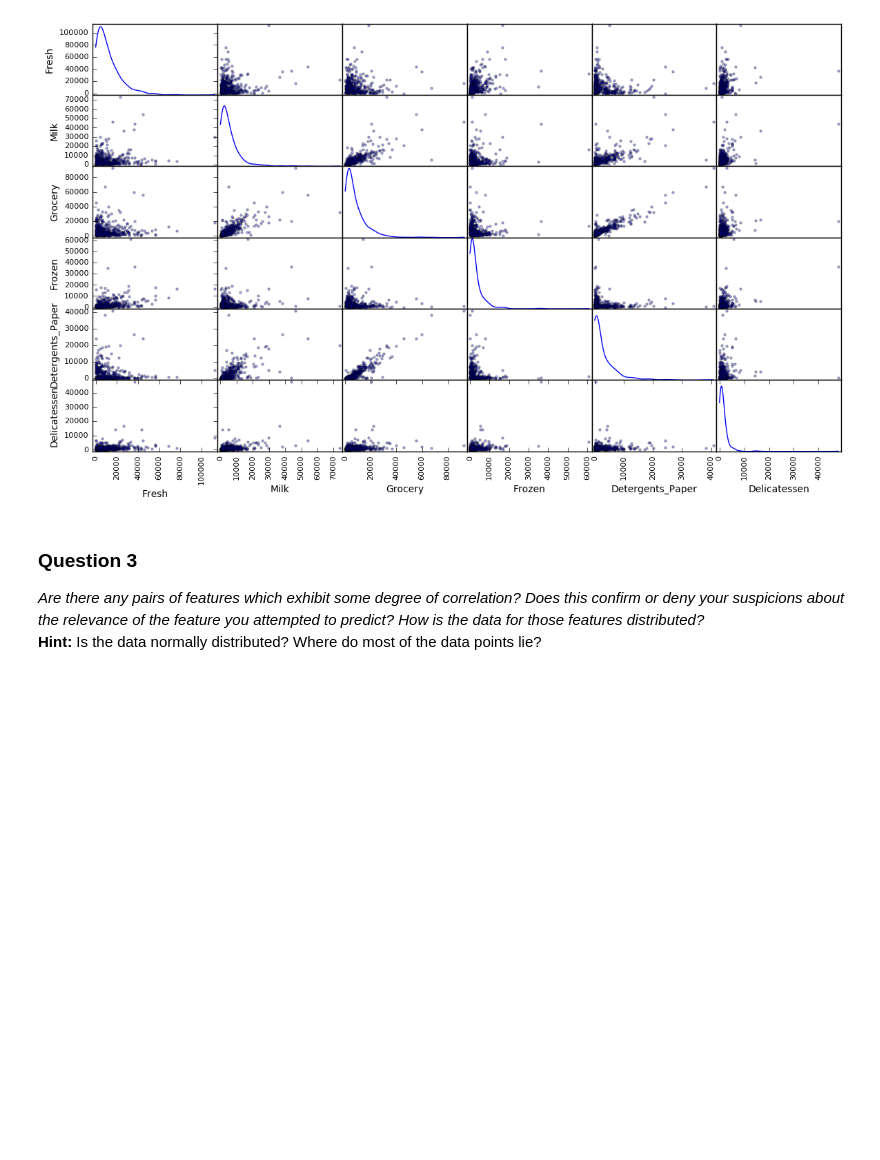
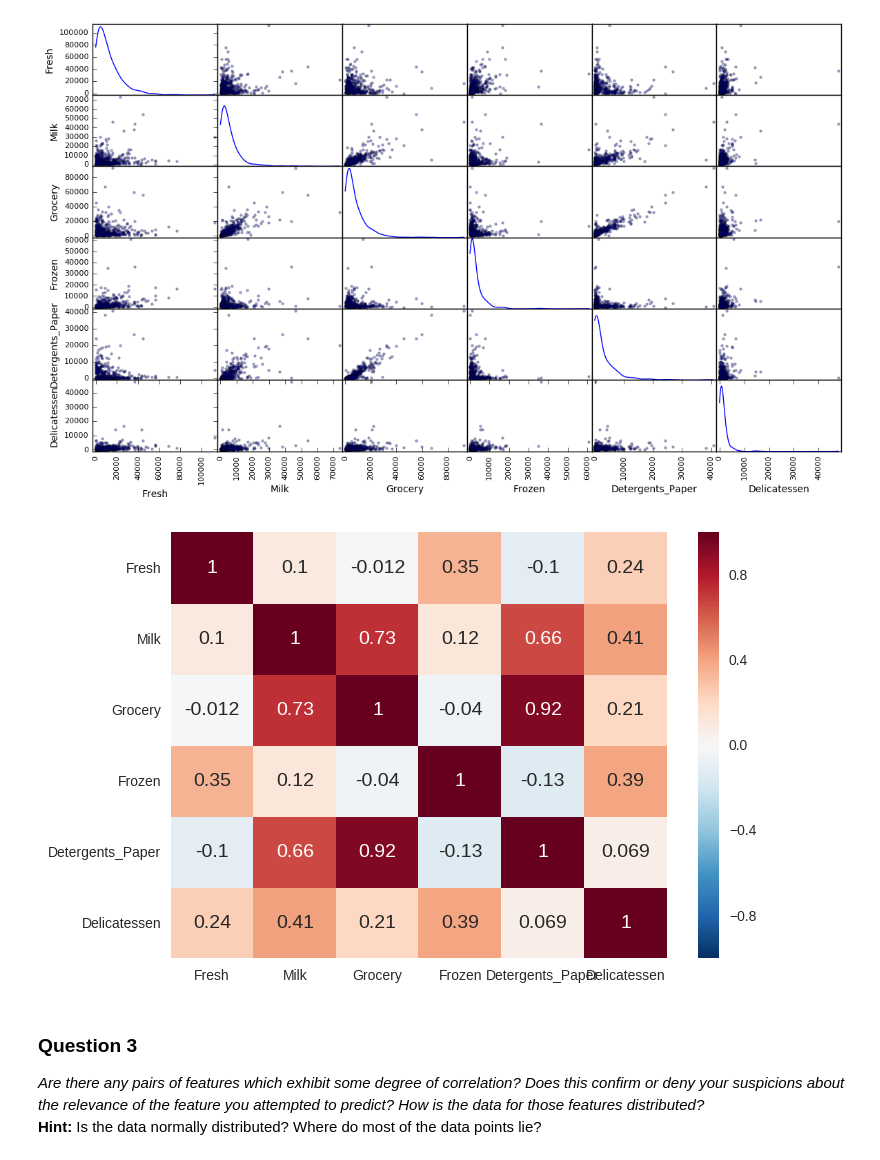
Before and after one commit to FernandoFavoretti/Udacity_Machine_Learning, a Jupyter notebook: customer_segments/customer_segments.ipynb, the cells around one changed output. Saved outputs shown, nothing was run; the diff lists cells and outputs as text; code cells hidden in the pictures; blank space fills up the shorter version.

```diff
--- a/customer_segments/customer_segments.ipynb
+++ b/customer_segments/customer_segments.ipynb
@@ -148,6 +148,12 @@ To get a better understanding of the dataset, we can construct a scatter matrix
 pd.scatter_matrix(data, alpha = 0.3, figsize = (14,8), diagonal = 'kde');
 # %% [output]
 [figure]
+# %%
+import seaborn as sns
+sns.heatmap(data.corr(), annot=True, annot_kws={'fontsize': 14});
+##That's a cool chart! Thank you all for the tips
+# %% [output]
+[figure, added]
 # %% [markdown]
 ### Question 3
 *Are there any pairs of features which exhibit some degree of correlation? Does this confirm or deny your suspicions about the relevance of the feature you attempted to predict? How is the data for those features distributed?*
```
Also changed, not shown: parts of 7 cells of this notebook, 1 other file.
